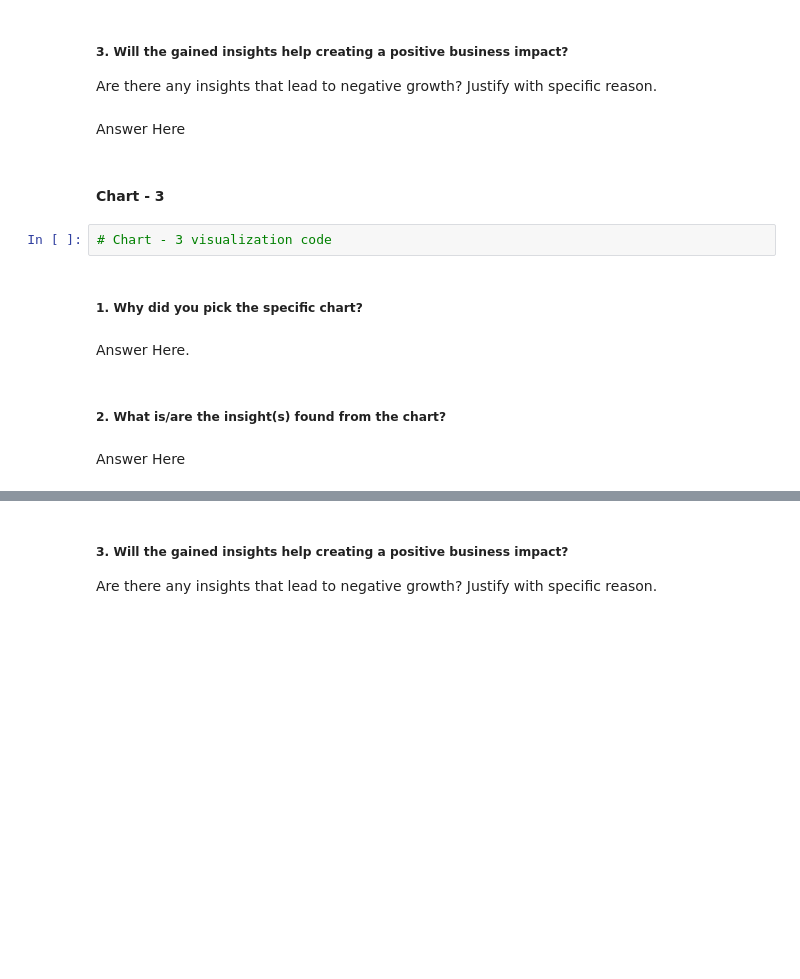
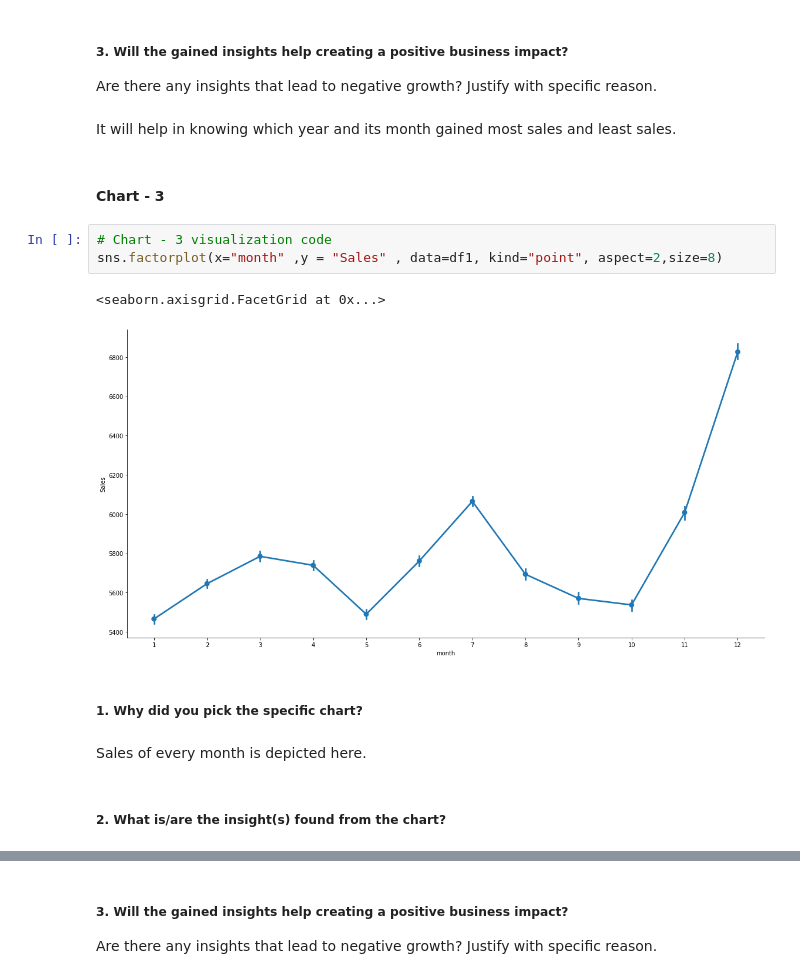
Before and after one commit to Jeetesh-KumarM/CAPSTONE-PROJECT-2-Regression, a Jupyter notebook: Capstone_Project_2_Regression.ipynb, the cells around one changed output, grey strips where cells are left out. Cells and saved outputs as stored; diff of their text form; blank space fills up the shorter version.

```diff
--- a/Capstone_Project_2_Regression.ipynb
+++ b/Capstone_Project_2_Regression.ipynb
@@ -533,17 +475,19 @@ Answer Here
 # %% [markdown]
 ##### 3. Will the gained insights help creating a positive business impact?
 Are there any insights that lead to negative growth? Justify with specific reason.
-# %% [markdown]
-Answer Here
+# %% [markdown]
+It will help in knowing which year and its month gained most sales and least sales.
 # %% [markdown]
 #### Chart - 3
-# %%
-# Chart - 3 visualization code
+# %%
+# Chart - 3 visualization code
+sns.factorplot(x="month" ,y = "Sales" , data=df1, kind="point", aspect=2,size=8)
+# %% [output]
+<seaborn.axisgrid.FacetGrid at 0x...>
+[figure, added]
 # %% [markdown]
 ##### 1. Why did you pick the specific chart?
-# %% [markdown]
-Answer Here.
+# %% [markdown]
+Sales of every month is depicted here.
 # %% [markdown]
 ##### 2. What is/are the insight(s) found from the chart?
-# %% [markdown]
-Answer Here
```
Also changed, not shown: parts of 27 cells of this notebook.
